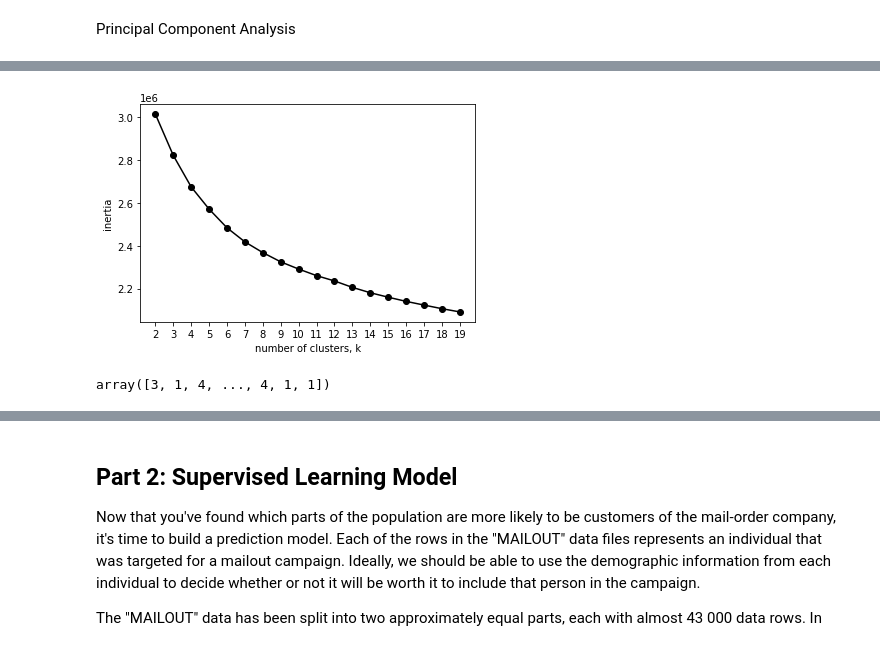
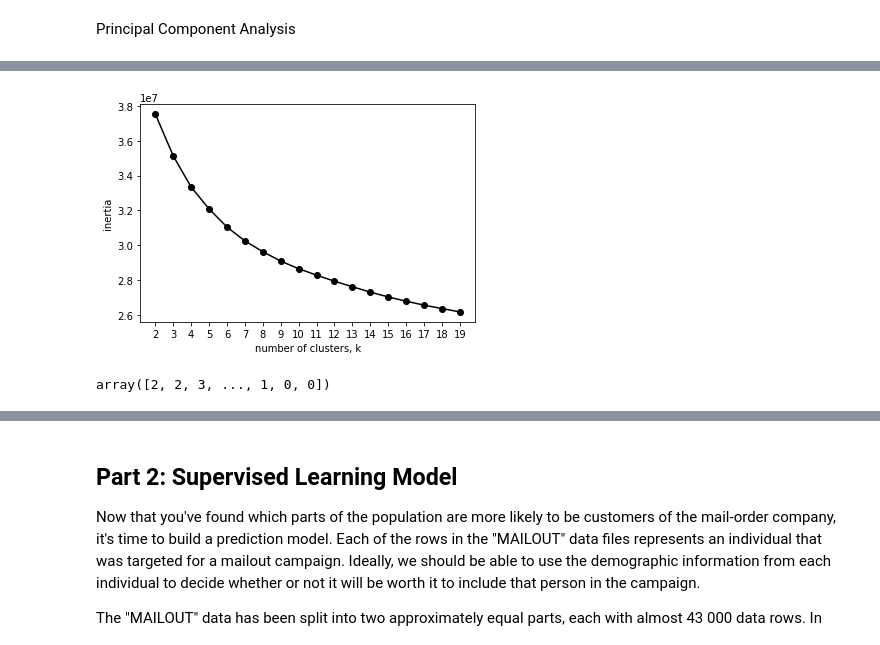
Before and after one commit to ditivaidya/Udacity-Project-IV, a Jupyter notebook: Arvato Project Workbook.ipynb, the cells around one changed output, grey strips where cells are left out. Cells and saved outputs as stored; diff of their text form; code cells hidden in the pictures.

```diff
--- a/Arvato Project Workbook.ipynb
+++ b/Arvato Project Workbook.ipynb
@@ -523,6 +451,6 @@ cust_clean_clust.head(5)
 Scaling
 # %%
 scaler = preprocessing.StandardScaler()
-azdias_scaled = pd.DataFrame(scaler.fit_transform(azdias_clean1)) #scaling the data
+azdias_scaled = pd.DataFrame(scaler.fit_transform(azdias_clean_clust)) #scaling the data
 # %%
 cust_scaled = pd.DataFrame(scaler.fit_transform(cust_clean_clust))
@@ -529,17 +484,2 @@ cust_scaled = pd.DataFrame(scaler.fit_transform(cust_clean_clust))
 # %% [markdown]
 Principal Component Analysis
-# %%
-# Create a PCA instance: pca
-pca = PCA(n_components=100)
-principalComponents = pca.fit_transform(scaled_data)
-# Plot the explained variances
-features = range(pca.n_components_)
-plt.figure().set_figwidth(35)
-plt.figure().set_figheight(8)
-plt.bar(features, pca.explained_variance_ratio_, color='black')
-plt.xlabel('PCA features')
-plt.ylabel('variance %')
-plt.xticks(features)
-
-# Save components to a DataFrame
-PCA_components = pd.DataFrame(principalComponents)
@@ -593,23 +512,23 @@ PCA_components.iloc[:,:10]
 # %%
 ks = range(2, 20)
 inertias = []
 for k in ks:
     # Create a KMeans instance with k clusters: model
     model = KMeans(n_clusters=k)
 
     # Fit model to samples
-    model.fit(PCA_components.iloc[:,:20])
+    model.fit(principalComponents[:,:21])
 
     # Append the inertia to the list of inertias
     inertias.append(model.inertia_)
 
 plt.plot(ks, inertias, '-o', color='black')
 plt.xlabel('number of clusters, k')
 plt.ylabel('inertia')
 plt.xticks(ks)
 plt.show()
 # %% [output]
-[figure, old version]
+[figure, new version]
 # %%
 kmeans = KMeans(n_clusters = 6, random_state = 150)
 
@@ -624,7 +543,7 @@ cus_clusts = kmeans.predict(cust_scaled)
 # %%
 az_clusts
 # %% [output]
-array([3, 1, 4, ..., 4, 1, 1])
+array([2, 2, 3, ..., 1, 0, 0])
 # %%
 cus_clusts
 # %% [output]
```
Also changed, not shown: parts of 35 cells of this notebook.
